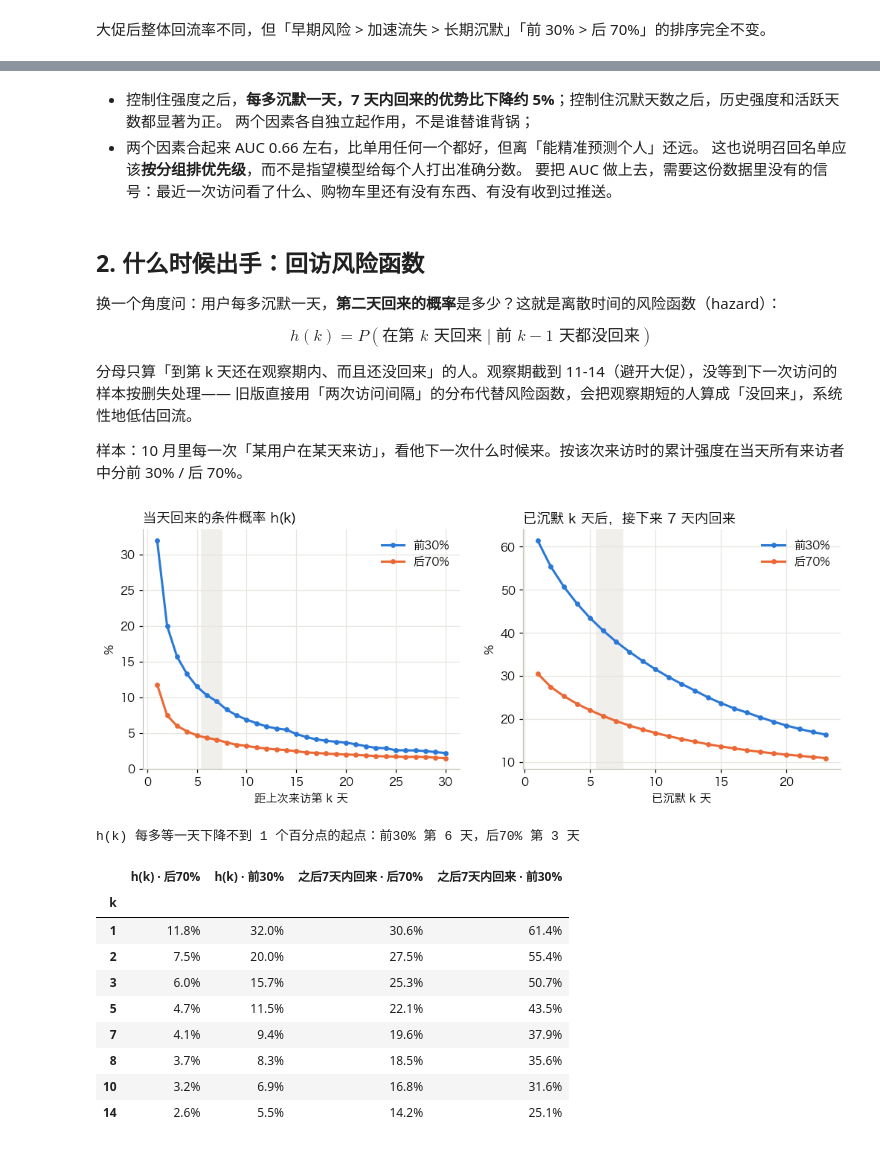
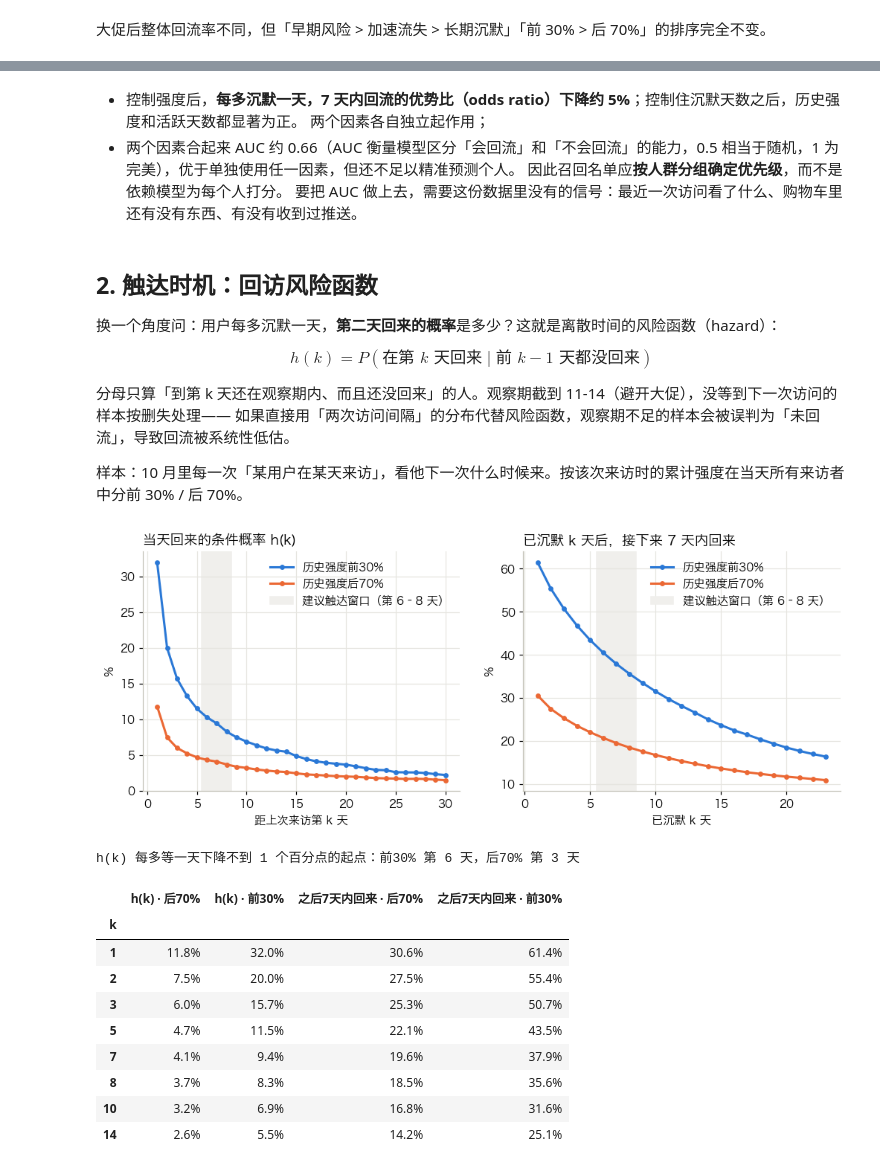
Before and after one commit to siruitan920/ecommerce-lifecycle-analytics, a Jupyter notebook: notebooks/04_return_prediction_and_timing.ipynb, the cells around one changed output, grey strips where cells are left out. Drawn from its saved outputs; the diff is of its cells as text; code cells hidden in the pictures.

```diff
--- a/notebooks/04_return_prediction_and_timing.ipynb
+++ b/notebooks/04_return_prediction_and_timing.ipynb
@@ -74,7 +77,7 @@ main.assign(stage=main.stage.map(STAGE_CN), top30=main.top30.map({True: "前30%"
 # %%
 fig, ax = plt.subplots(figsize=(8, 3.6))
 x = np.arange(3)
-for j, (t, name, c) in enumerate([(True, "层内前30%", PALETTE[0]), (False, "层内后70%", PALETTE[1])]):
+for j, (t, name, c) in enumerate([(True, "层内历史强度前30%", PALETTE[0]), (False, "层内历史强度后70%", PALETTE[1])]):
     v = main[main.top30 == t].set_index("stage").loc[["early_risk", "accelerating", "long_lapsed"], "return_7d"]
     ax.bar(x + (j - 0.5) * 0.36, v * 100, width=0.34, color=c, label=name)
     for xi, val in zip(x, v):
@@ -151,18 +154,18 @@ auc.to_frame().style.format("{:.3f}")
 # %% [markdown]
-- 控制住强度之后，**每多沉默一天，7 天内回来的优势比下降约 5%**；控制住沉默天数之后，历史强度和活跃天数都显著为正。
-  两个因素各自独立起作用，不是谁替谁背锅；
-- 两个因素合起来 AUC 0.66 左右，比单用任何一个都好，但离「能精准预测个人」还远。
-  这也说明召回名单应该**按分组排优先级**，而不是指望模型给每个人打出准确分数。
+- 控制强度后，**每多沉默一天，7 天内回流的优势比（odds ratio）下降约 5%**；控制住沉默天数之后，历史强度和活跃天数都显著为正。
+  两个因素各自独立起作用；
+- 两个因素合起来 AUC 约 0.66（AUC 衡量模型区分「会回流」和「不会回流」的能力，0.5 相当于随机，1 为完美），优于单独使用任一因素，但还不足以精准预测个人。
+  因此召回名单应**按人群分组确定优先级**，而不是依赖模型为每个人打分。
   要把 AUC 做上去，需要这份数据里没有的信号：最近一次访问看了什么、购物车里还有没有东西、有没有收到过推送。
 # %% [markdown]
-## 2. 什么时候出手：回访风险函数
+## 2. 触达时机：回访风险函数
 
 换一个角度问：用户每多沉默一天，**第二天回来的概率**是多少？这就是离散时间的风险函数（hazard）：
 
 $$h(k) = P(\text{在第 } k \text{ 天回来} \mid \text{前 } k-1 \text{ 天都没回来})$$
 
 分母只算「到第 k 天还在观察期内、而且还没回来」的人。观察期截到 11-14（避开大促），没等到下一次访问的样本按删失处理——
-旧版直接用「两次访问间隔」的分布代替风险函数，会把观察期短的人算成「没回来」，系统性地低估回流。
+如果直接用「两次访问间隔」的分布代替风险函数，观察期不足的样本会被误判为「未回流」，导致回流被系统性低估。
 
 样本：10 月里每一次「某用户在某天来访」，看他下一次什么时候来。按该次来访时的累计强度在当天所有来访者中分前 30% / 后 70%。
 # %%
@@ -179,36 +182,36 @@ hz = q("""
     SELECT top30, k,
            COUNT(*) FILTER (WHERE COALESCE(gap, 9999) >= k AND follow_up >= k) AS at_risk,
            COUNT(*) FILTER (WHERE gap = k) AS returned
     FROM v2, k GROUP BY 1, 2 ORDER BY 1, 2
 """)
 hz["hazard"] = hz.returned / hz.at_risk
 hz["survival"] = hz.groupby("top30").hazard.transform(lambda h: (1 - h).cumprod())
 hz["next7"] = hz.groupby("top30").survival.transform(lambda s: 1 - s.shift(-7) / s)   # 已沉默 k 天，之后 7 天内回来
 hz["drop"] = hz.groupby("top30").hazard.diff(-1)                                       # 再多等一天，h 下降多少
 
 fig, axes = plt.subplots(1, 2, figsize=(11, 3.8))
-for t, name, c in [(True, "前30%", PALETTE[0]), (False, "后70%", PALETTE[1])]:
+for t, name, c in [(True, "历史强度前30%", PALETTE[0]), (False, "历史强度后70%", PALETTE[1])]:
     g = hz[hz.top30 == t]
     axes[0].plot(g.k, g.hazard * 100, color=c, marker="o", markersize=3.5, label=name)
     g7 = g.dropna(subset=["next7"])
     axes[1].plot(g7.k, g7.next7 * 100, color=c, marker="o", markersize=3.5, label=name)
 axes[0].set(xlabel="距上次来访第 k 天", ylabel="%", title="当天回来的条件概率 h(k)")
 axes[1].set(xlabel="已沉默 k 天", ylabel="%", title="已沉默 k 天后，接下来 7 天内回来")
 for ax in axes:
-    ax.axvspan(5.5, 7.5, color=SHADE, zorder=0)
+    ax.axvspan(5.5, 8.5, color=SHADE, zorder=0, label="建议触达窗口（第 6–8 天）")
     ax.legend()
 plt.show()
 
 elbow = {}
 for t in (True, False):
     g = hz[hz.top30 == t].set_index("k")
     elbow[t] = int(g[g["drop"] < 0.01].index.min())
 tbl = hz[hz.k.isin([1, 2, 3, 5, 7, 8, 10, 14])].pivot(index="k", columns="top30", values=["hazard", "next7"])
 tbl.columns = [f"{'h(k)' if a == 'hazard' else '之后7天内回来'} · {'前30%' if b else '后70%'}" for a, b in tbl.columns]
 print(f"h(k) 每多等一天下降不到 1 个百分点的起点：前30% 第 {elbow[True]} 天，后70% 第 {elbow[False]} 天")
 tbl.style.format("{:.1%}")
 # %% [output]
-[figure, old version]
+[figure, new version]
 h(k) 每多等一天下降不到 1 个百分点的起点：前30% 第 6 天，后70% 第 3 天
 |  | h(k) · 后70% | h(k) · 前30% | 之后7天内回来 · 后70% | 之后7天内回来 · 前30% |
 | k |  |  |  |  |
```
Also changed, not shown: parts of 9 cells of this notebook, 17 other files.
